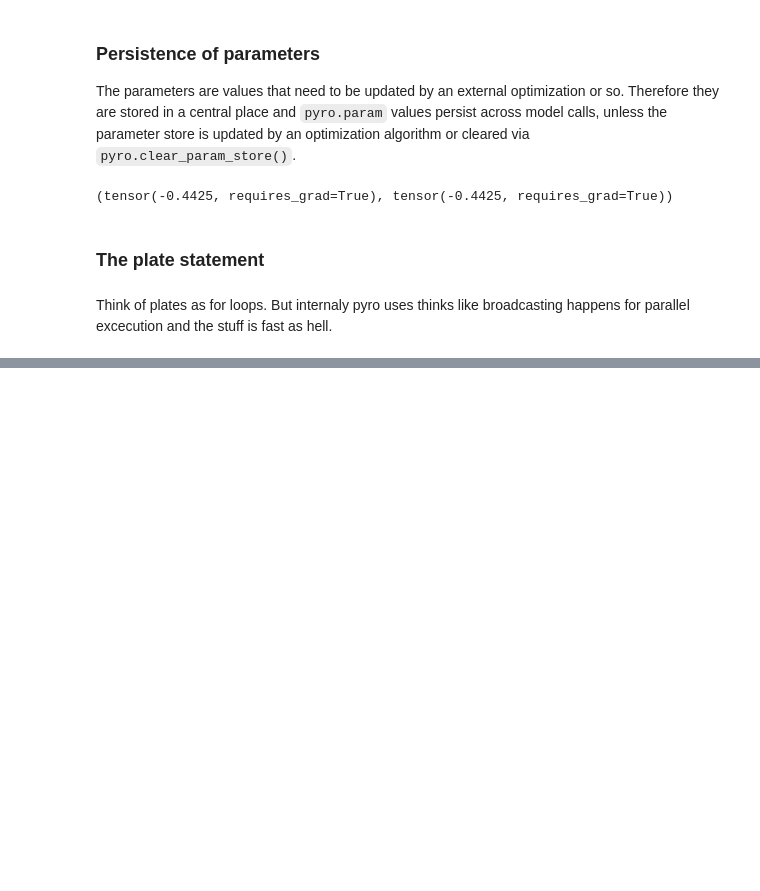
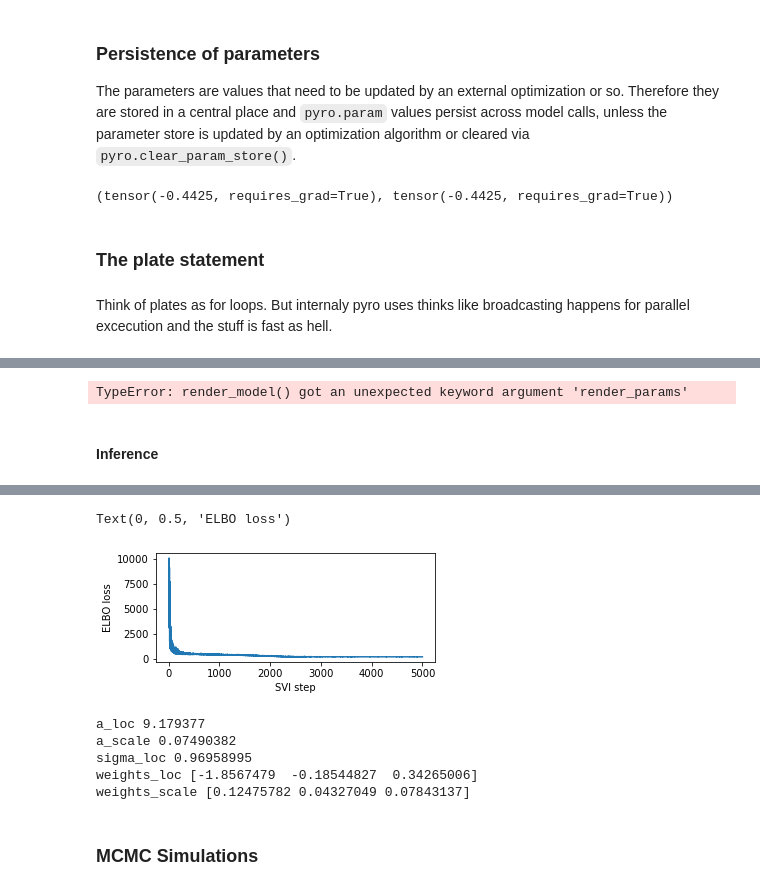
Before and after one commit to oduerr/ml-playground, a Jupyter notebook: python/pyro/01_Simple_Regression.ipynb, the cells around one changed output, grey strips where cells are left out. Saved outputs shown, nothing was run; the diff lists cells and outputs as text; code cells hidden in the pictures; blank space fills up the shorter version.

```diff
--- a/python/pyro/01_Simple_Regression.ipynb
+++ b/python/pyro/01_Simple_Regression.ipynb
@@ -93,0 +144,41 @@ Just replace the parameters with
+# %%
+def custom_guide(is_cont_africa, ruggedness, log_gdp=None):
+    a_loc = pyro.param('a_loc', lambda: torch.tensor(0.))
+    a_scale = pyro.param('a_scale', lambda: torch.tensor(1.),
+                         constraint=constraints.positive)
+    sigma_loc = pyro.param('sigma_loc', lambda: torch.tensor(1.),
+                             constraint=constraints.positive)
+    weights_loc = pyro.param('weights_loc', lambda: torch.randn(3))
+    weights_scale = pyro.param('weights_scale', lambda: torch.ones(3),
+                               constraint=constraints.positive)
+    a = pyro.sample("a", dist.Normal(a_loc, a_scale))
+    b_a = pyro.sample("bA", dist.Normal(weights_loc[0], weights_scale[0]))
+    b_r = pyro.sample("bR", dist.Normal(weights_loc[1], weights_scale[1]))
+    b_ar = pyro.sample("bAR", dist.Normal(weights_loc[2], weights_scale[2]))
+    sigma = pyro.sample("sigma", dist.Normal(sigma_loc, torch.tensor(0.05)))
+    return {"a": a, "b_a": b_a, "b_r": b_r, "b_ar": b_ar, "sigma": sigma}
+
+pyro.render_model(custom_guide, model_args=(is_cont_africa, ruggedness, log_gdp), render_params=True)
+# %% [output]
+TypeError: render_model() got an unexpected keyword argument 'render_params'
+# %% [markdown]
+#### Inference
+# %%
+%%time
+pyro.clear_param_store() #Delete all existing parameters
+adam = pyro.optim.Adam({"lr": 0.02})
+elbo = pyro.infer.Trace_ELBO()
+svi = pyro.infer.SVI(model, custom_guide, adam, elbo)
+
+losses = []
+for step in range(5000):  # Consider running for more steps.
+    loss = svi.step(is_cont_africa, ruggedness, log_gdp)
+    losses.append(loss)
+    if step % 100 == 0:
+        logging.info("Elbo loss: {}".format(loss))
+
+plt.figure(figsize=(5, 2))
+plt.plot(losses)
+plt.xlabel("SVI step")
+plt.ylabel("ELBO loss");
+# %% [output]
@@ -93,0 +187,13 @@ Just replace the parameters with
+Text(0, 0.5, 'ELBO loss')
+[figure, added]
+# %%
+for name, value in pyro.get_param_store().items():
+    print(name, pyro.param(name).data.cpu().numpy())
+# %% [output]
+a_loc 9.179377
+a_scale 0.07490382
+sigma_loc 0.96958995
+weights_loc [-1.8567479  -0.18544827  0.34265006]
+weights_scale [0.12475782 0.04327049 0.07843137]
+# %% [markdown]
+### MCMC Simulations
```
Also changed, not shown: parts of 14 cells of this notebook.
